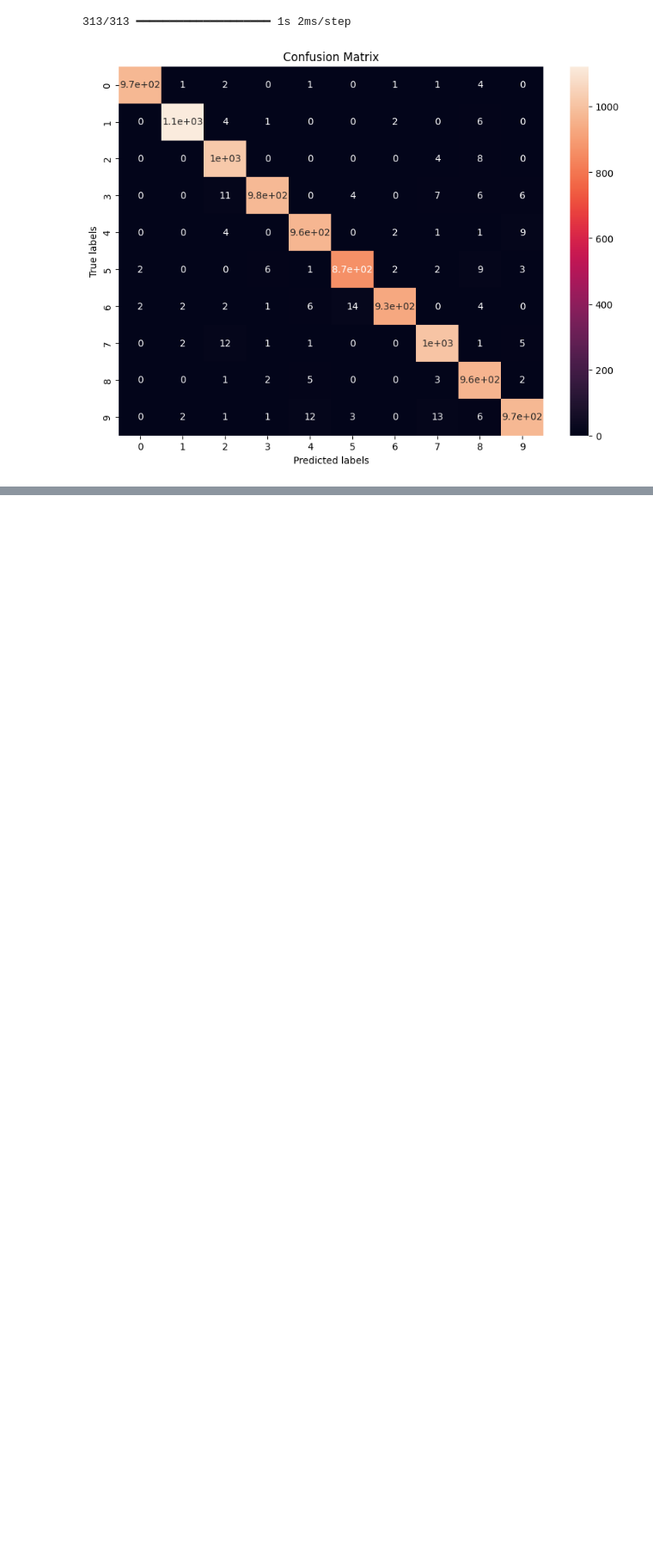
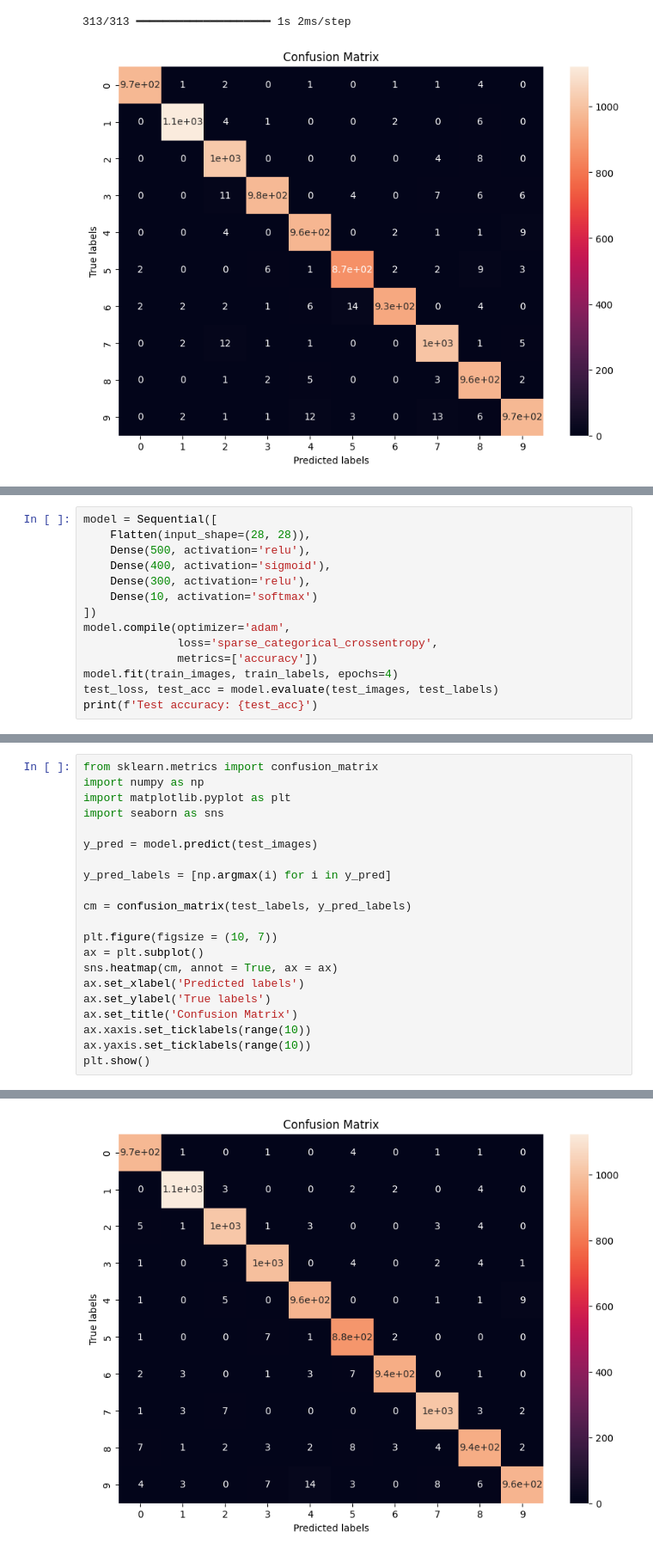
Before and after one commit to mirHasnain/MNIST-Neural-Network-Classifier, a Jupyter notebook: hand written number detection code.ipynb, the cells around one changed output, grey strips where cells are left out. Shown: that part at 86% size. Cells and saved outputs as stored; diff of their text form; blank space fills up the shorter version.

```diff
--- a/hand written number detection code.ipynb
+++ b/hand written number detection code.ipynb
@@ -174,0 +192,14 @@ plt.show()
+# %%
+model = Sequential([
+    Flatten(input_shape=(28, 28)),
+    Dense(500, activation='relu'),
+    Dense(400, activation='sigmoid'),
+    Dense(300, activation='relu'),
+    Dense(10, activation='softmax')
+])
+model.compile(optimizer='adam',
+              loss='sparse_categorical_crossentropy',
+              metrics=['accuracy'])
+model.fit(train_images, train_labels, epochs=4)
+test_loss, test_acc = model.evaluate(test_images, test_labels)
+print(f'Test accuracy: {test_acc}')
@@ -174,0 +217,22 @@ plt.show()
+# %%
+from sklearn.metrics import confusion_matrix
+import numpy as np
+import matplotlib.pyplot as plt
+import seaborn as sns
+
+y_pred = model.predict(test_images)
+
+y_pred_labels = [np.argmax(i) for i in y_pred]
+
+cm = confusion_matrix(test_labels, y_pred_labels)
+
+plt.figure(figsize = (10, 7))
+ax = plt.subplot()
+sns.heatmap(cm, annot = True, ax = ax)
+ax.set_xlabel('Predicted labels')
+ax.set_ylabel('True labels')
+ax.set_title('Confusion Matrix')
+ax.xaxis.set_ticklabels(range(10))
+ax.yaxis.set_ticklabels(range(10))
+plt.show()
+# %% [output]
@@ -174,0 +240 @@ plt.show()
+[figure, added]
```
Also changed, not shown: parts of 10 cells of this notebook.
